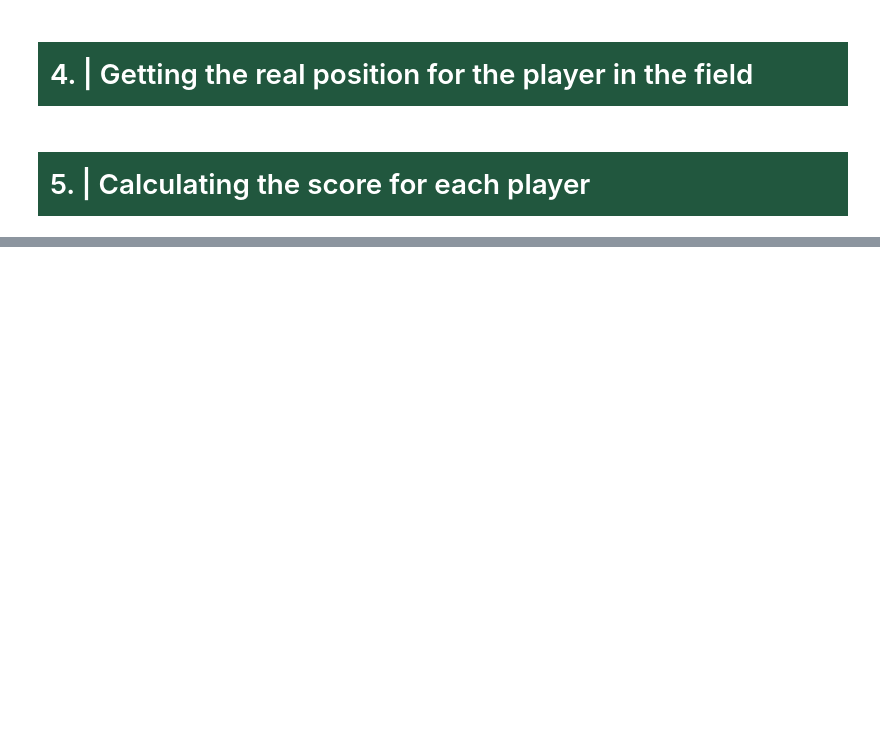
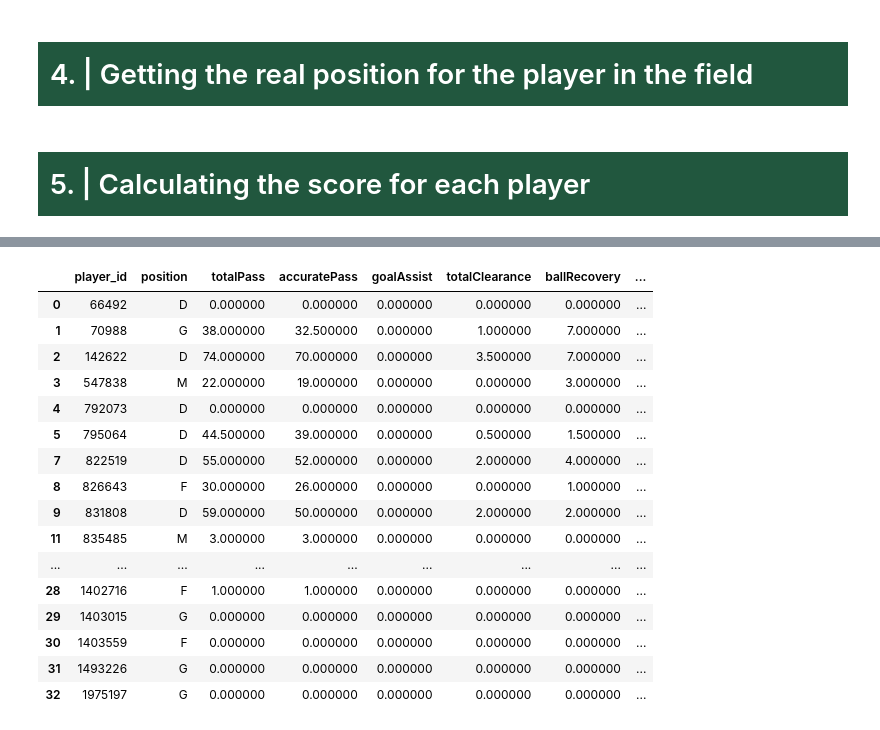
Before and after one commit to AI-Assistant-for-Football-Tactical/AI, a Jupyter notebook: pre_match.ipynb, the cells around one changed output, grey strips where cells are left out. Saved outputs shown, nothing was run; the diff lists cells and outputs as text; code cells hidden in the pictures; blank space fills up the shorter version.

Commit message:
score and formation done but needs some lil modification

```diff
--- a/pre_match.ipynb
+++ b/pre_match.ipynb
@@ -220 +306,81 @@ Index(['match_id', 'player_id', 'player_name', 'position', 'shirt_number',
+# %%
+def get_players_scores(players_stats : DataFrame) -> DataFrame:
+
+    '''this function is used to take a dataframe of players stats including there positions(each players should has stats for the last n matches)
+    and return the same dataframe of the players stats but also including a new column which is score column for each player'''
+
+    not_used_columns = ['match_id',
+ 'player_name',
+ 'shirt_number',
+ 'substitute',
+ 'captain',
+ 'totalLongBalls',
+ 'accurateLongBalls',
+ 'accurateOwnHalfPasses',
+ 'totalOwnHalfPasses',
+ 'accurateOppositionHalfPasses',
+ 'totalOppositionHalfPasses',
+ 'minutesPlayed',
+ 'touches',
+ 'rating',
+ 'rating_original',
+ 'rating_alternative',
+ 'totalShots',
+ 'statistics_type',
+ 'totalCross',
+ 'accurateCross',
+ 'aerialLost',
+ 'duelLost',
+ 'duelWon',
+ 'totalTackle',
+ 'challengeLost',
+ 'totalContest',
+ 'shotOffTarget',
+ 'unsuccessfulTouch',
+ 'wasFouled',
+ 'totalOffside',
+ 'blockedScoringAttempt',
+ 'penaltyWon',
+ 'topSpeed',
+ 'kilometersCovered',
+ 'numberOfSprints',
+ 'metersCoveredWalkingKm',
+ 'metersCoveredJoggingKm',
+ 'metersCoveredRunningKm',
+ 'metersCoveredHighSpeedRunningKm',
+ 'metersCoveredSprintingKm',
+ 'hitWoodwork']
+
+    try :
+        players_stats = players_stats.drop(columns=not_used_columns).groupby(['player_id', 'position']).median().reset_index() # dropping not used columns and grouping by player id and position to get the median of each stat for each player in each position
+        players_stats['score'] = players_stats.apply(apply_score_formula_singlevalue , axis=1) # applying the score formula to each row
+        min_s = players_stats['score'].min() # getting the min and max score to normalize the scores between 0 and 100
+        max_s = players_stats['score'].max()
+        players_stats["score"] = 100 * (players_stats["score"] - min_s) / (max_s - min_s) # normalizing the scores between 0 and 100
+        players_stats = players_stats[players_stats["score"] == players_stats.groupby("player_id")["score"].transform("max")] # keeping only the position with the highest score for each player
+
+        return players_stats.style.background_gradient(cmap='Greens').set_properties(**{'font-family': 'Segoe UI'}) # returning the dataframe with green gradient style
+    except Exception as e:
+        print(f"Error calculating player scores: {str(e)}")
+
+
+get_players_scores(player_stats)
+# %% [output]
+|  | player_id | position | totalPass | accuratePass | goalAssist | totalClearance | ballRecovery | ... |
+| 0 | 66492 | D | 0.000000 | 0.000000 | 0.000000 | 0.000000 | 0.000000 | ... |
+| 1 | 70988 | G | 38.000000 | 32.500000 | 0.000000 | 1.000000 | 7.000000 | ... |
+| 2 | 142622 | D | 74.000000 | 70.000000 | 0.000000 | 3.500000 | 7.000000 | ... |
+| 3 | 547838 | M | 22.000000 | 19.000000 | 0.000000 | 0.000000 | 3.000000 | ... |
+| 4 | 792073 | D | 0.000000 | 0.000000 | 0.000000 | 0.000000 | 0.000000 | ... |
+| 5 | 795064 | D | 44.500000 | 39.000000 | 0.000000 | 0.500000 | 1.500000 | ... |
+| 7 | 822519 | D | 55.000000 | 52.000000 | 0.000000 | 2.000000 | 4.000000 | ... |
+| 8 | 826643 | F | 30.000000 | 26.000000 | 0.000000 | 0.000000 | 1.000000 | ... |
+| 9 | 831808 | D | 59.000000 | 50.000000 | 0.000000 | 2.000000 | 2.000000 | ... |
+| 11 | 835485 | M | 3.000000 | 3.000000 | 0.000000 | 0.000000 | 0.000000 | ... |
+| ... | ... | ... | ... | ... | ... | ... | ... | ... |
+| 28 | 1402716 | F | 1.000000 | 1.000000 | 0.000000 | 0.000000 | 0.000000 | ... |
+| 29 | 1403015 | G | 0.000000 | 0.000000 | 0.000000 | 0.000000 | 0.000000 | ... |
+| 30 | 1403559 | F | 0.000000 | 0.000000 | 0.000000 | 0.000000 | 0.000000 | ... |
+| 31 | 1493226 | G | 0.000000 | 0.000000 | 0.000000 | 0.000000 | 0.000000 | ... |
+| 32 | 1975197 | G | 0.000000 | 0.000000 | 0.000000 | 0.000000 | 0.000000 | ... |
 # %% [markdown]
```
Also changed, not shown: parts of 10 cells of this notebook.
